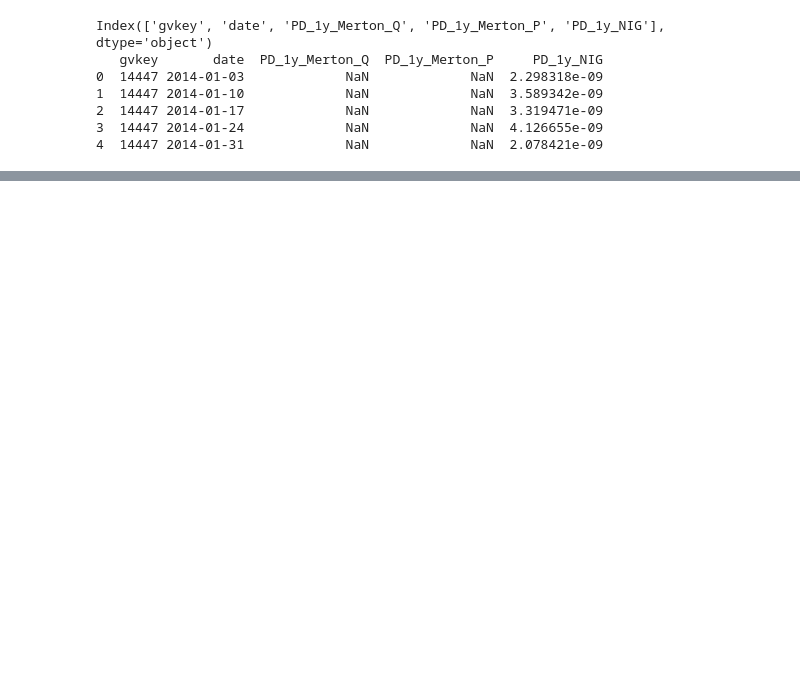
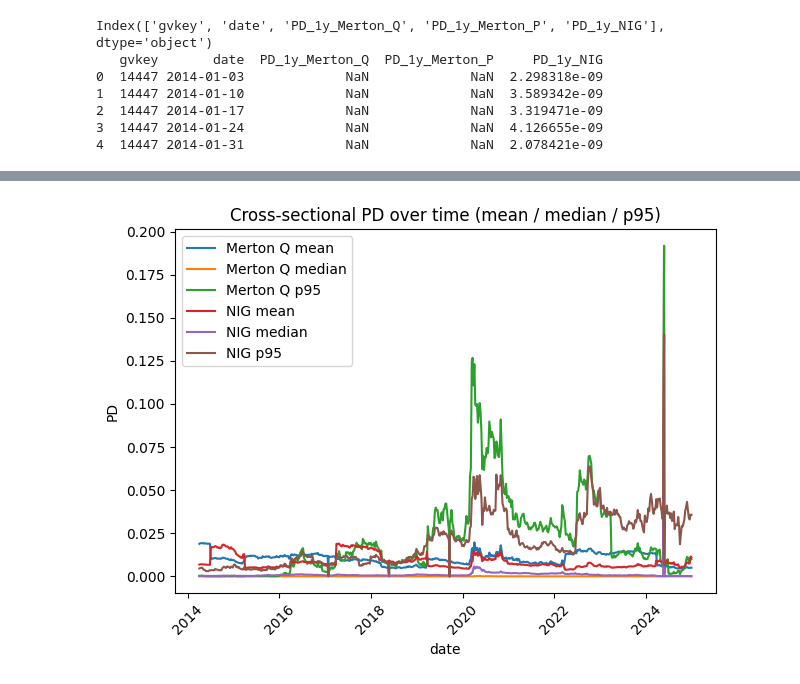
Before and after one commit to keenanveronica/Merton_NIGbayesian, a Jupyter notebook: Evaluation/eval_attempt.ipynb, the cells around one changed output, grey strips where cells are left out. Saved outputs shown, nothing was run; the diff lists cells and outputs as text; code cells hidden in the pictures; blank space fills up the shorter version.

Commit message:
cds panel creation and data alignment for evaluation

```diff
--- a/Evaluation/eval_attempt.ipynb
+++ b/Evaluation/eval_attempt.ipynb
@@ -182,0 +119,51 @@ ONLY Merton summary: {'min': Timestamp('2014-03-31 00:00:00'), 'max': Timestamp(
+# %%
+import numpy as np
+import pandas as pd
+import matplotlib.pyplot as plt
+
+# 0) start from your evaluation panel
+df = merged.copy()
+df["date"] = pd.to_datetime(df["date"])
+
+# 1) keep only rows where BOTH models have PDs
+df_both = df.dropna(subset=["PD_1y_Merton_Q", "PD_1y_NIG"]).copy()
+
+# 2) aggregate cross-section by date: mean / median / p95
+def pctl(x, q):
+    return np.nanpercentile(x, q)
+
+ts = (
+    df_both
+    .groupby("date")
+    .agg(
+        merton_mean=("PD_1y_Merton_Q", "mean"),
+        merton_med =("PD_1y_Merton_Q", "median"),
+        merton_p95 =("PD_1y_Merton_Q", lambda x: pctl(x, 95)),
+        nig_mean   =("PD_1y_NIG", "mean"),
+        nig_med    =("PD_1y_NIG", "median"),
+        nig_p95    =("PD_1y_NIG", lambda x: pctl(x, 95)),
+        n_firms    =("gvkey", "nunique"),
+    )
+    .sort_index()
+)
+
+print("dates:", ts.index.min(), "→", ts.index.max(), "| avg firms/date:", ts["n_firms"].mean())
+
+# 3) plot (level scale)
+plt.figure()
+plt.plot(ts.index, ts["merton_mean"], label="Merton Q mean")
+plt.plot(ts.index, ts["merton_med"],  label="Merton Q median")
+plt.plot(ts.index, ts["merton_p95"],  label="Merton Q p95")
+
+plt.plot(ts.index, ts["nig_mean"], label="NIG mean")
+plt.plot(ts.index, ts["nig_med"],  label="NIG median")
+plt.plot(ts.index, ts["nig_p95"],  label="NIG p95")
+
+plt.title("Cross-sectional PD over time (mean / median / p95)")
+plt.xlabel("date")
+plt.ylabel("PD")
+plt.xticks(rotation=45)
+plt.legend()
+plt.tight_layout()
+plt.show()
+# %% [output]
@@ -182,0 +171 @@ ONLY Merton summary: {'min': Timestamp('2014-03-31 00:00:00'), 'max': Timestamp(
+[figure, added]
```
Also changed, not shown: parts of 9 cells of this notebook, 5 other files.
